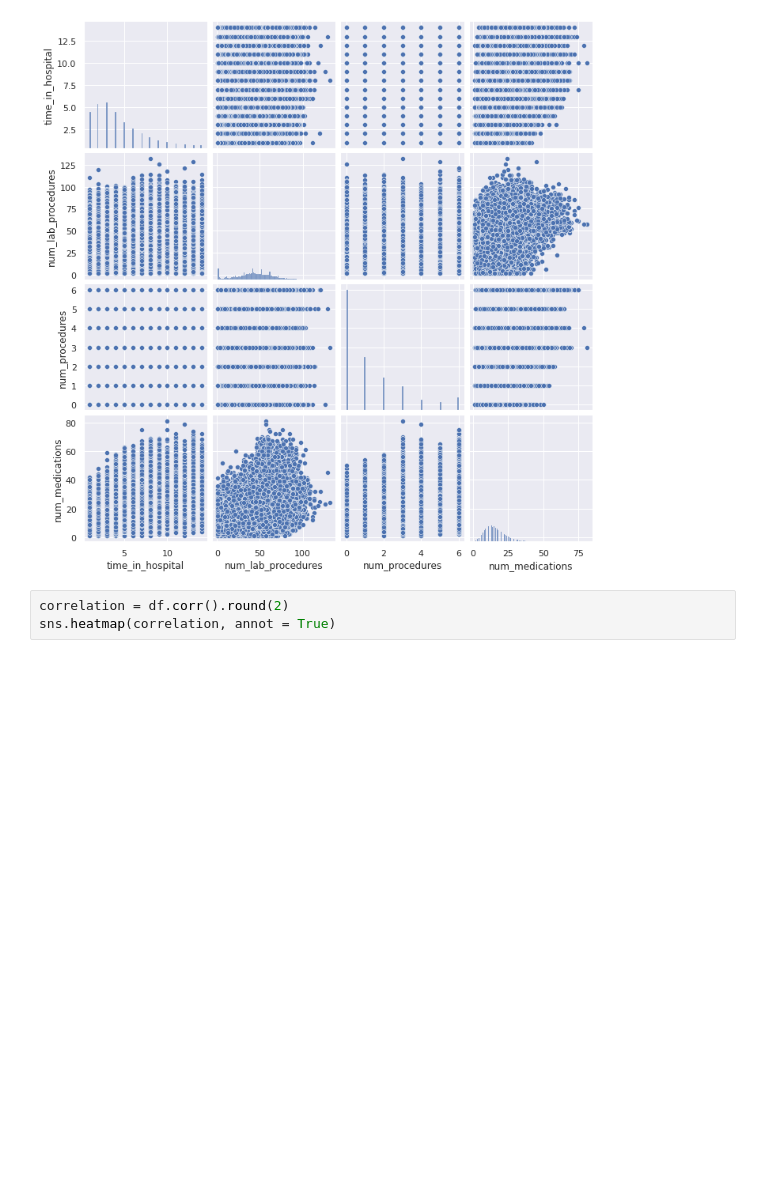
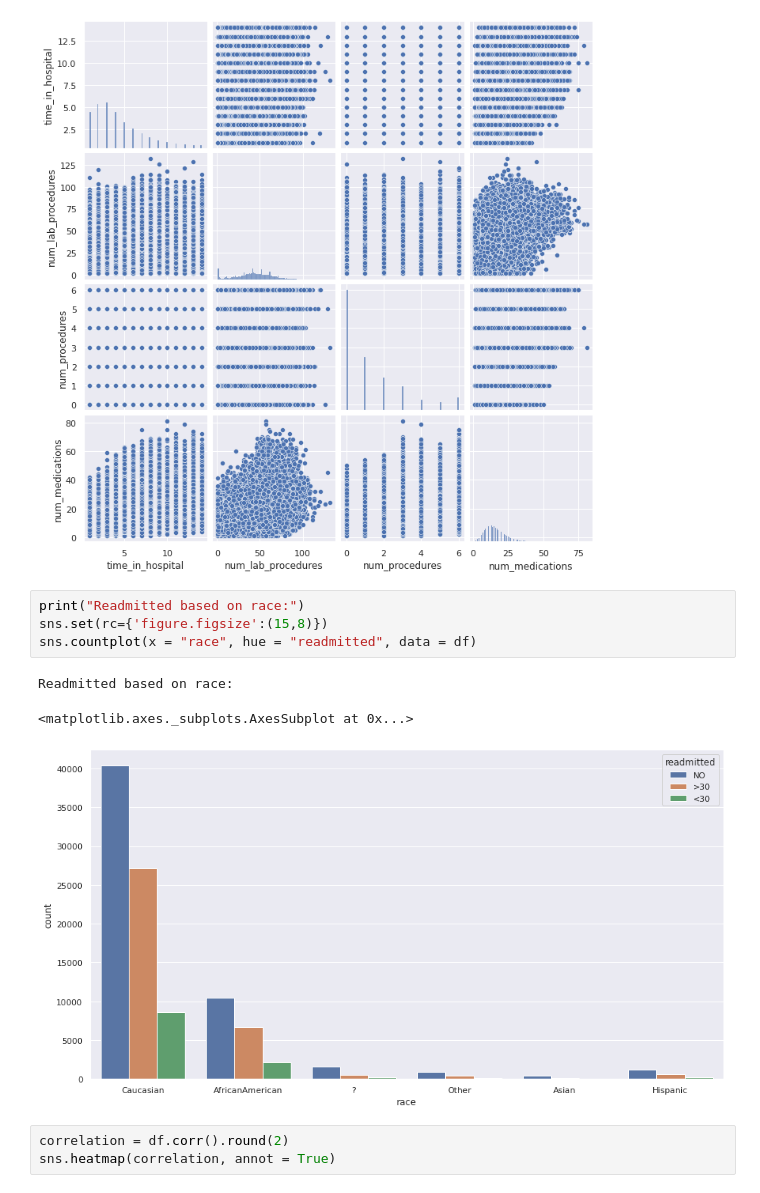
Before and after one commit to JakeLi2001/EverUp-Micro-Credential-Data-Analytics, a Jupyter notebook: Python/Unit4_Mini_Project.ipynb, the cells around one changed output. Cells and saved outputs as stored; diff of their text form; blank space fills up the shorter version.

```diff
--- a/Python/Unit4_Mini_Project.ipynb
+++ b/Python/Unit4_Mini_Project.ipynb
@@ -113,6 +113,14 @@ sns.pairplot(new_df)
 [101766 rows x 4 columns]
 <seaborn.axisgrid.PairGrid at 0x...>
 [figure]
+# %%
+print("Readmitted based on race:")
+sns.set(rc={'figure.figsize':(15,8)})
+sns.countplot(x = "race", hue = "readmitted", data = df)
+# %% [output]
+Readmitted based on race:
+<matplotlib.axes._subplots.AxesSubplot at 0x...>
+[figure, added]
 # %%
 correlation = df.corr().round(2)
 sns.heatmap(correlation, annot = True)
```
